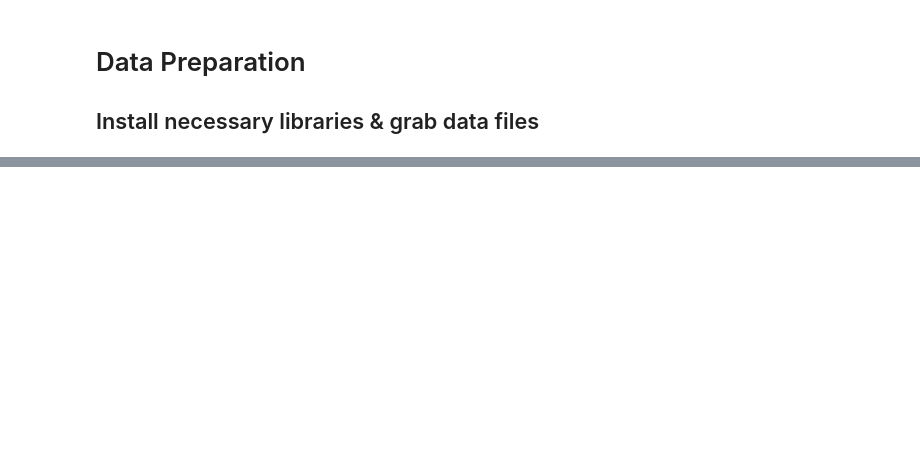
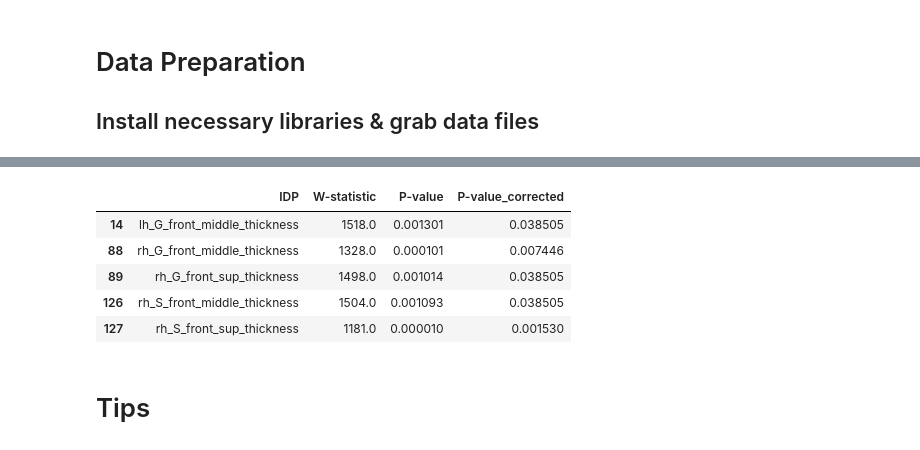
Before and after one commit to predictive-clinical-neuroscience/PCNtoolkit-demo, a Jupyter notebook: tutorials/Long_NM/Long_NM_protocol.ipynb, the cells around one changed output, grey strips where cells are left out. Saved outputs shown, nothing was run; the diff lists cells and outputs as text; code cells hidden in the pictures; blank space fills up the shorter version.

```diff
--- a/tutorials/Long_NM/Long_NM_protocol.ipynb
+++ b/tutorials/Long_NM/Long_NM_protocol.ipynb
@@ -27,0 +500,12 @@ os.chdir(os.path.join(wdir,'tutorials','BLR_protocol'))
+# %%
+# Print the significant regions
+wilcoxon_results.loc[wilcoxon_results['P-value_corrected']<0.05]
+# %% [output]
+|  | IDP | W-statistic | P-value | P-value_corrected |
+| 14 | lh_G_front_middle_thickness | 1518.0 | 0.001301 | 0.038505 |
+| 88 | rh_G_front_middle_thickness | 1328.0 | 0.000101 | 0.007446 |
+| 89 | rh_G_front_sup_thickness | 1498.0 | 0.001014 | 0.038505 |
+| 126 | rh_S_front_middle_thickness | 1504.0 | 0.001093 | 0.038505 |
+| 127 | rh_S_front_sup_thickness | 1181.0 | 0.000010 | 0.001530 |
+# %% [markdown]
+# Tips
```
Also changed, not shown: parts of 44 cells of this notebook.
